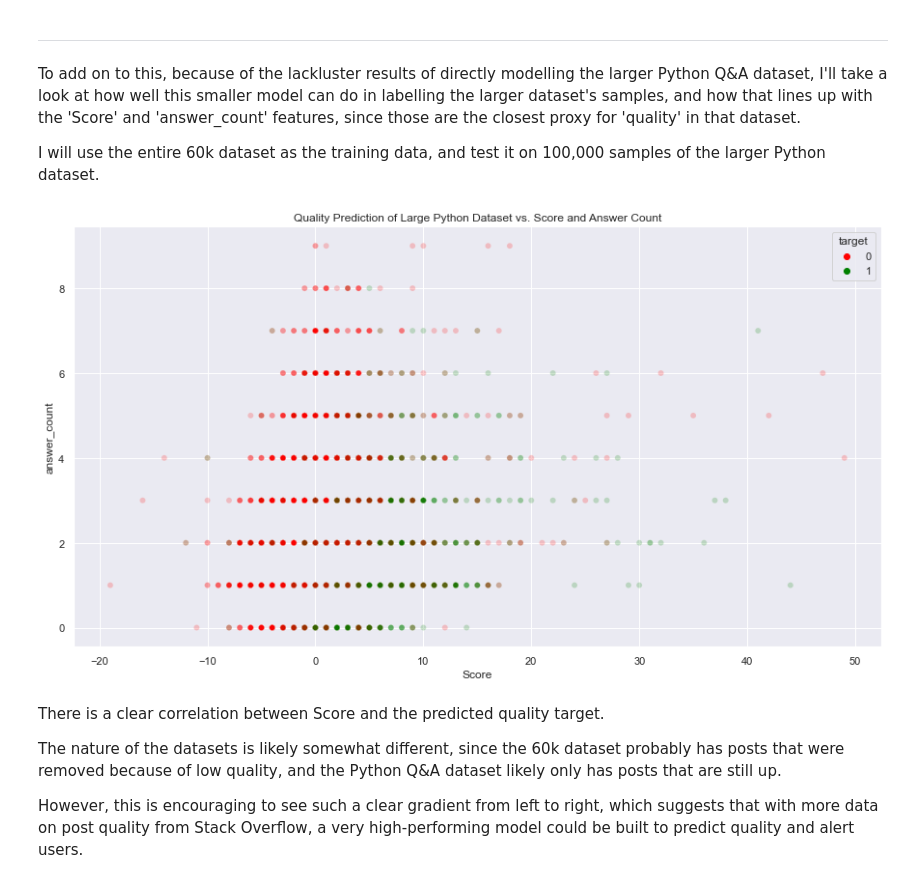
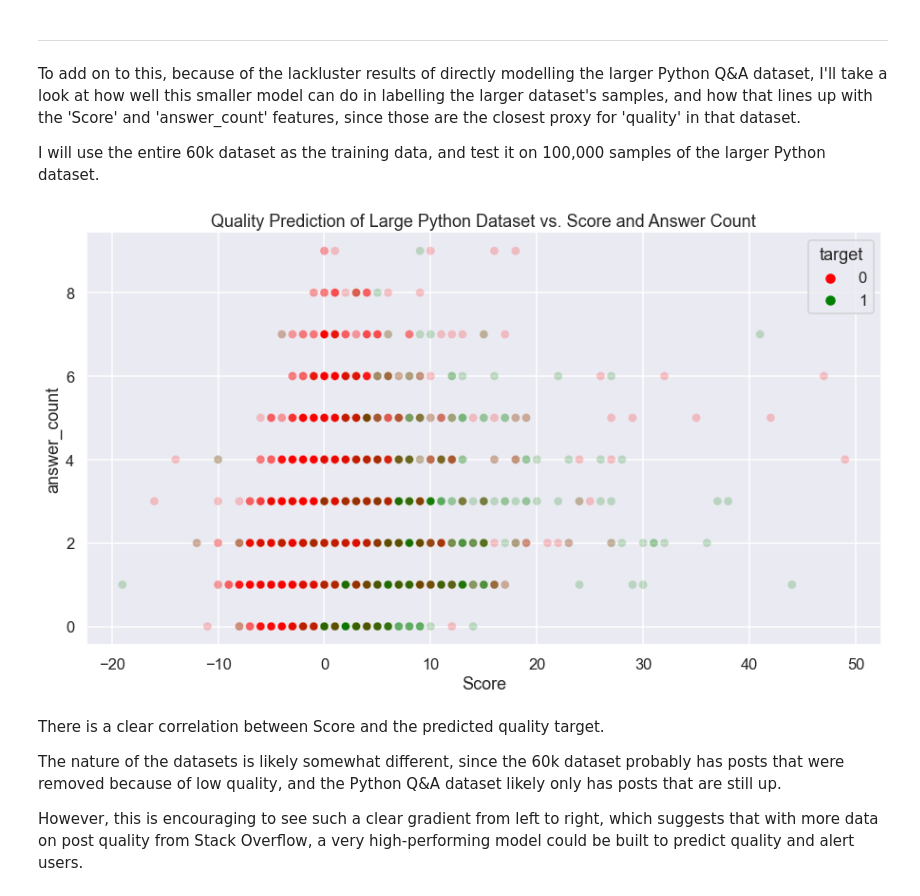
Before and after one commit to willcd/module5-project, a Jupyter notebook: phase5-project.ipynb, the cells around one changed output. Saved outputs shown, nothing was run; the diff lists cells and outputs as text; code cells hidden in the pictures.

```diff
--- a/phase5-project.ipynb
+++ b/phase5-project.ipynb
@@ -145,7 +154,3 @@ ax.set_xticks([0,1]);
 # %% [markdown]
 Using the RandomOverSampler, we can generate more of the '1' (high-quality) samples, so as to help the model train properly.
-# %%
-ROS = RandomOverSampler()
-
-X_train, y_train = ROS.fit_resample(X_train, y_train)
 # %% [markdown]
@@ -155,15 +157,0 @@ lr = LogisticRegression(penalty='l2', solver='lbfgs', C=1, max_iter=1000)
-# %%
-lr.fit(X_train, y_train)
-y_pred = lr.predict(X_test)
-sns.set_style('white')
-sns.set_context('talk')
-fig, ax = plt.subplots(figsize=(8,8))
-ConfusionMatrixDisplay.from_predictions(y_test, y_pred, normalize='true',
-                                        values_format='.1%',
-                                        ax=ax, colorbar=False)
-ax.set_xticklabels(['LQ', 'HQ'])
-ax.set_yticklabels(['LQ', 'HQ'])
-ax.set_xlabel('Predicted')
-ax.set_ylabel('Actual')
-plt.title('Results: Actual vs. Predicted Quality')
-plt.savefig('./images/conf_matrix.png');
@@ -192,19 +246,20 @@ y_train = quality_60k['target']
 
 X_train, y_train = ROS.fit_resample(X_train, y_train)
 
-lr = LogisticRegression(penalty='l2', solver='lbfgs', C=1, max_iter=1000)
+lr = LogisticRegression(penalty='l2', solver='lbfgs', C=1.5, max_iter=1000)
 
 lr.fit(X_train, y_train)
 y_pred = lr.predict(X_test)
 
 python_qa['target'] = y_pred
 # %%
+sns.set_style('darkgrid')
 fig, ax = plt.subplots(figsize=(15,8))
 sns.scatterplot(data=python_qa[(python_qa['answer_count']<10) & (python_qa['Score']<50)],\
                 y='answer_count', x='Score', hue='target', alpha=.2, palette=['r','g'])
 ax.set_title('Quality Prediction of Large Python Dataset vs. Score and Answer Count');
 # %% [output]
-[figure, old version]
+[figure, new version]
 # %% [markdown]
 There is a clear correlation between Score and the predicted quality target.
 
```
Also changed, not shown: parts of 17 cells of this notebook, 4 other files.
